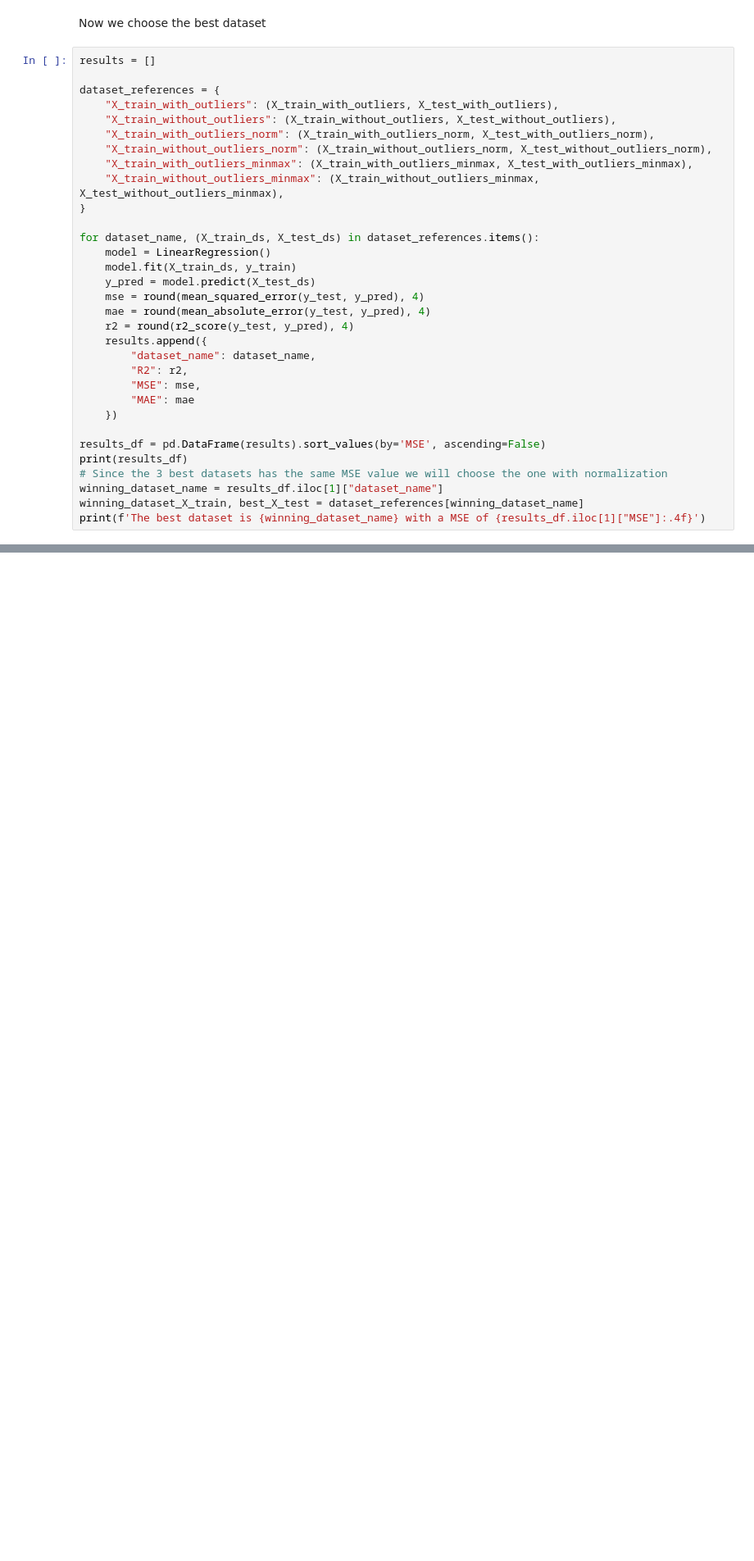
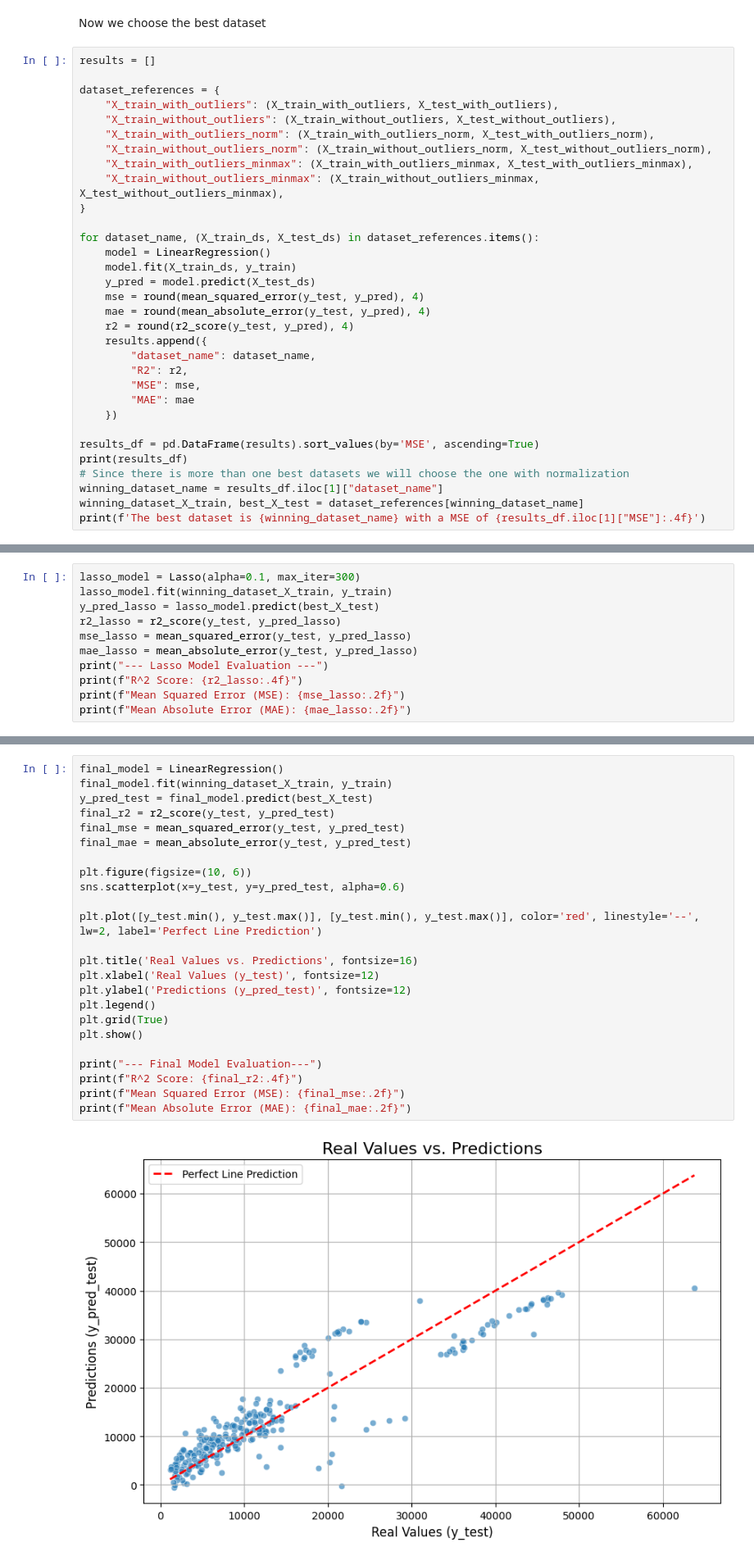
Before and after one commit to 4GeeksAcademy/danielpaez-dev-linear-regression, a Jupyter notebook: src/explore.ipynb, the cells around one changed output, grey strips where cells are left out. Shown at 82% size. Drawn from its saved outputs; the diff is of its cells as text; blank space fills up the shorter version.

Commit message:
feat: :sparkles: model optimization and evaluation

```diff
--- a/src/explore.ipynb
+++ b/src/explore.ipynb
@@ -603,9 +603,9 @@ for dataset_name, (X_train_ds, X_test_ds) in dataset_references.items():
         "MAE": mae
     })
 
-results_df = pd.DataFrame(results).sort_values(by='MSE', ascending=False)
+results_df = pd.DataFrame(results).sort_values(by='MSE', ascending=True)
 print(results_df)
-# Since the 3 best datasets has the same MSE value we will choose the one with normalization
+# Since there is more than one best datasets we will choose the one with normalization
 winning_dataset_name = results_df.iloc[1]["dataset_name"]
 winning_dataset_X_train, best_X_test = dataset_references[winning_dataset_name]
 print(f'The best dataset is {winning_dataset_name} with a MSE of {results_df.iloc[1]["MSE"]:.4f}')
@@ -620,0 +645,11 @@ The best dataset is X_train_without_outliers_norm with a MSE of 31027861.2399
+# %%
+lasso_model = Lasso(alpha=0.1, max_iter=300)
+lasso_model.fit(winning_dataset_X_train, y_train)
+y_pred_lasso = lasso_model.predict(best_X_test)
+r2_lasso = r2_score(y_test, y_pred_lasso)
+mse_lasso = mean_squared_error(y_test, y_pred_lasso)
+mae_lasso = mean_absolute_error(y_test, y_pred_lasso)
+print("--- Lasso Model Evaluation ---")
+print(f"R^2 Score: {r2_lasso:.4f}")
+print(f"Mean Squared Error (MSE): {mse_lasso:.2f}")
+print(f"Mean Absolute Error (MAE): {mae_lasso:.2f}")
@@ -620,0 +665,26 @@ The best dataset is X_train_without_outliers_norm with a MSE of 31027861.2399
+# %%
+final_model = LinearRegression()
+final_model.fit(winning_dataset_X_train, y_train)
+y_pred_test = final_model.predict(best_X_test)
+final_r2 = r2_score(y_test, y_pred_test)
+final_mse = mean_squared_error(y_test, y_pred_test)
+final_mae = mean_absolute_error(y_test, y_pred_test)
+
+plt.figure(figsize=(10, 6))
+sns.scatterplot(x=y_test, y=y_pred_test, alpha=0.6)
+
+plt.plot([y_test.min(), y_test.max()], [y_test.min(), y_test.max()], color='red', linestyle='--', lw=2, label='Perfect Line Prediction')
+
+plt.title('Real Values vs. Predictions', fontsize=16)
+plt.xlabel('Real Values (y_test)', fontsize=12)
+plt.ylabel('Predictions (y_pred_test)', fontsize=12)
+plt.legend()
+plt.grid(True)
+plt.show()
+
+print("--- Final Model Evaluation---")
+print(f"R^2 Score: {final_r2:.4f}")
+print(f"Mean Squared Error (MSE): {final_mse:.2f}")
+print(f"Mean Absolute Error (MAE): {final_mae:.2f}")
+# %% [output]
+[figure, added]
```
Also changed, not shown: parts of 11 cells of this notebook, 14 other files.
